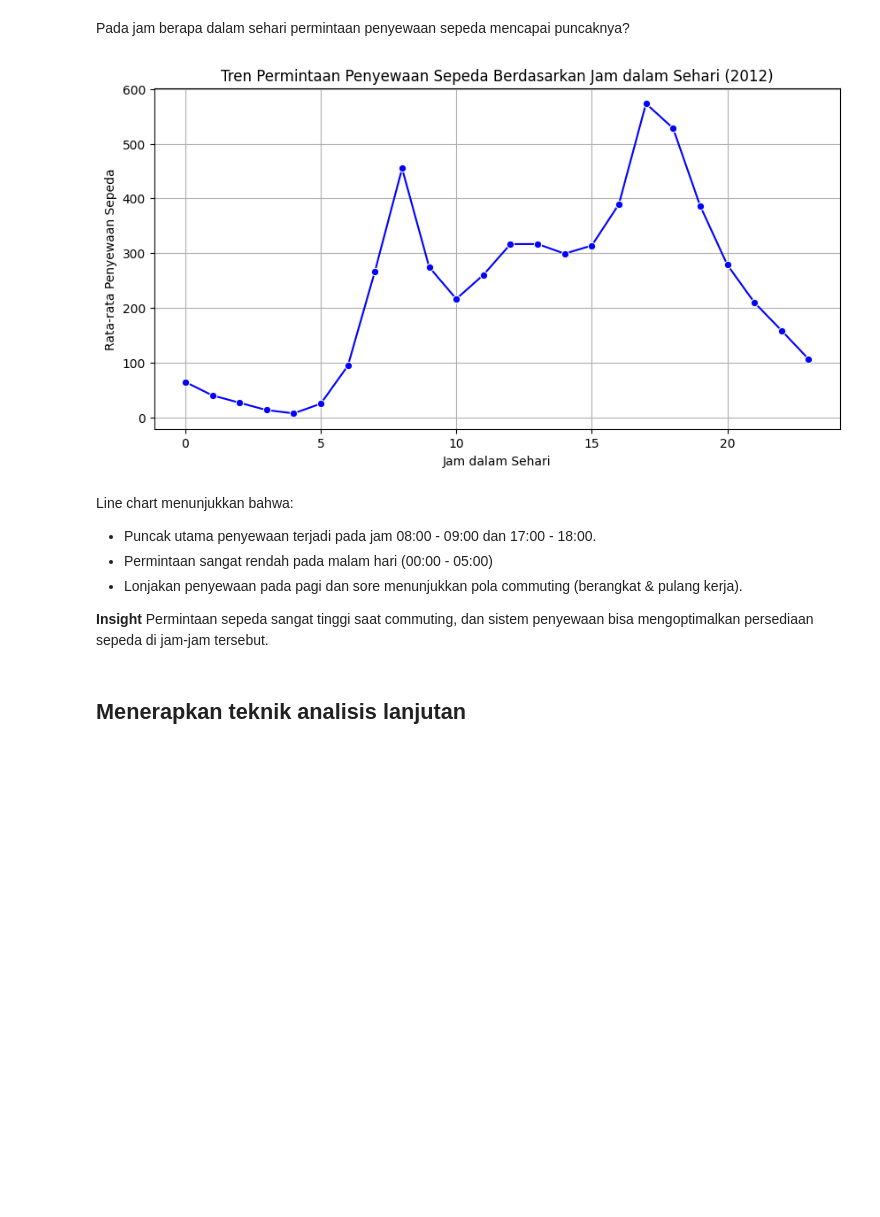
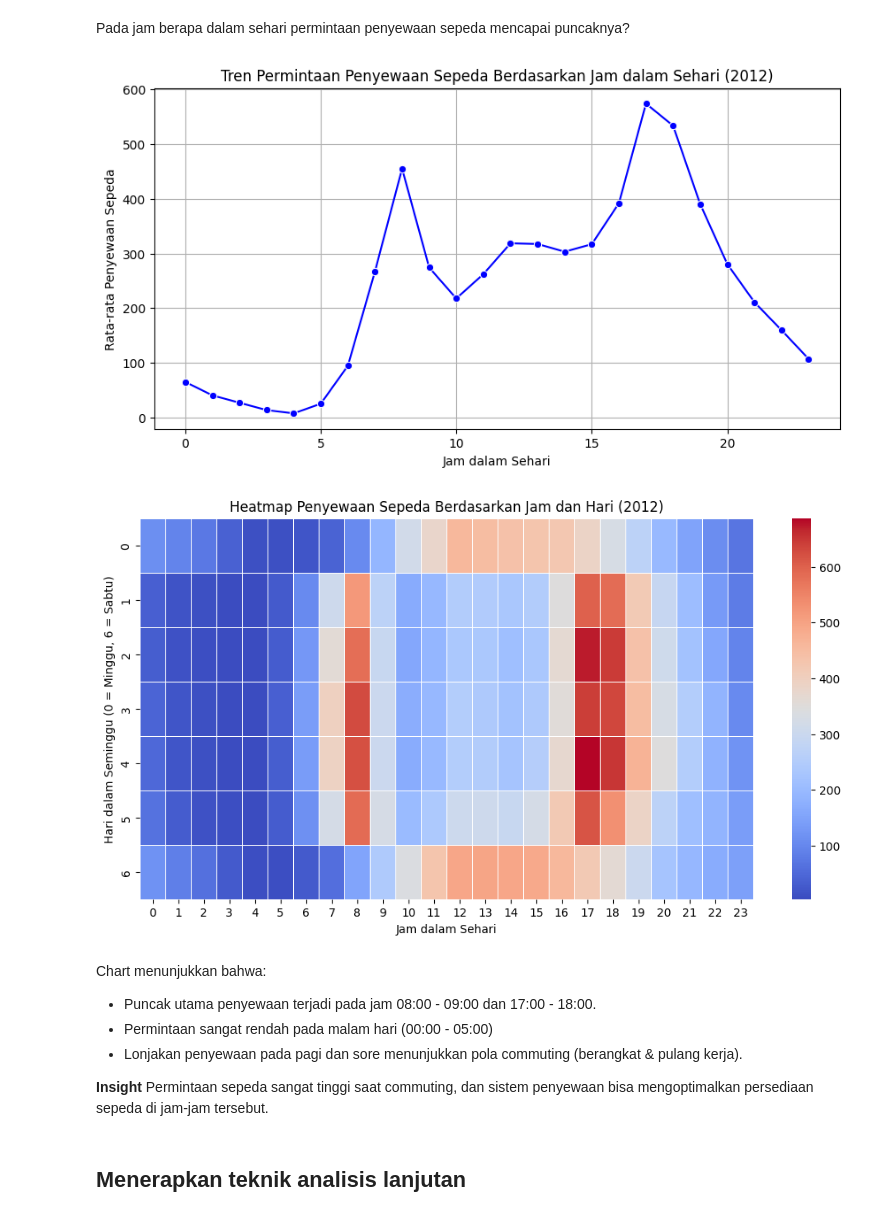
Before and after one commit to divaaharahap/Bike-Sharing-Analysis, a Jupyter notebook: Proyek_Analisis_Data.ipynb, the cells around one changed output. Saved outputs shown, nothing was run; the diff lists cells and outputs as text; code cells hidden in the pictures; blank space fills up the shorter version.

```diff
--- a/Proyek_Analisis_Data.ipynb
+++ b/Proyek_Analisis_Data.ipynb
@@ -472,15 +483,24 @@ Pada jam berapa dalam sehari permintaan penyewaan sepeda mencapai puncaknya?
 # %%
 plt.figure(figsize=(10, 5))
 sns.lineplot(x=hour_group["hr"], y=hour_group["cnt"], marker="o", color="b")
 plt.xlabel("Jam dalam Sehari")
 plt.ylabel("Rata-rata Penyewaan Sepeda")
 plt.title("Tren Permintaan Penyewaan Sepeda Berdasarkan Jam dalam Sehari (2012)")
 plt.grid()
 plt.show()
+
+pivot_table = hour_df_2012.pivot_table(index="weekday", columns="hr", values="cnt", aggfunc="mean")
+plt.figure(figsize=(12,6))
+sns.heatmap(pivot_table, cmap="coolwarm", annot=False, linewidths=0.5)
+plt.xlabel("Jam dalam Sehari")
+plt.ylabel("Hari dalam Seminggu (0 = Minggu, 6 = Sabtu)")
+plt.title("Heatmap Penyewaan Sepeda Berdasarkan Jam dan Hari (2012)")
+plt.show()
 # %% [output]
 [figure]
+[figure, added]
 # %% [markdown]
-Line chart menunjukkan bahwa:
+Chart menunjukkan bahwa:
 - Puncak utama penyewaan terjadi pada jam 08:00 - 09:00 dan 17:00 - 18:00.
 - Permintaan sangat rendah pada malam hari (00:00 - 05:00)
 - Lonjakan penyewaan pada pagi dan sore menunjukkan pola commuting (berangkat & pulang kerja).
```
Also changed, not shown: parts of 10 cells of this notebook.
